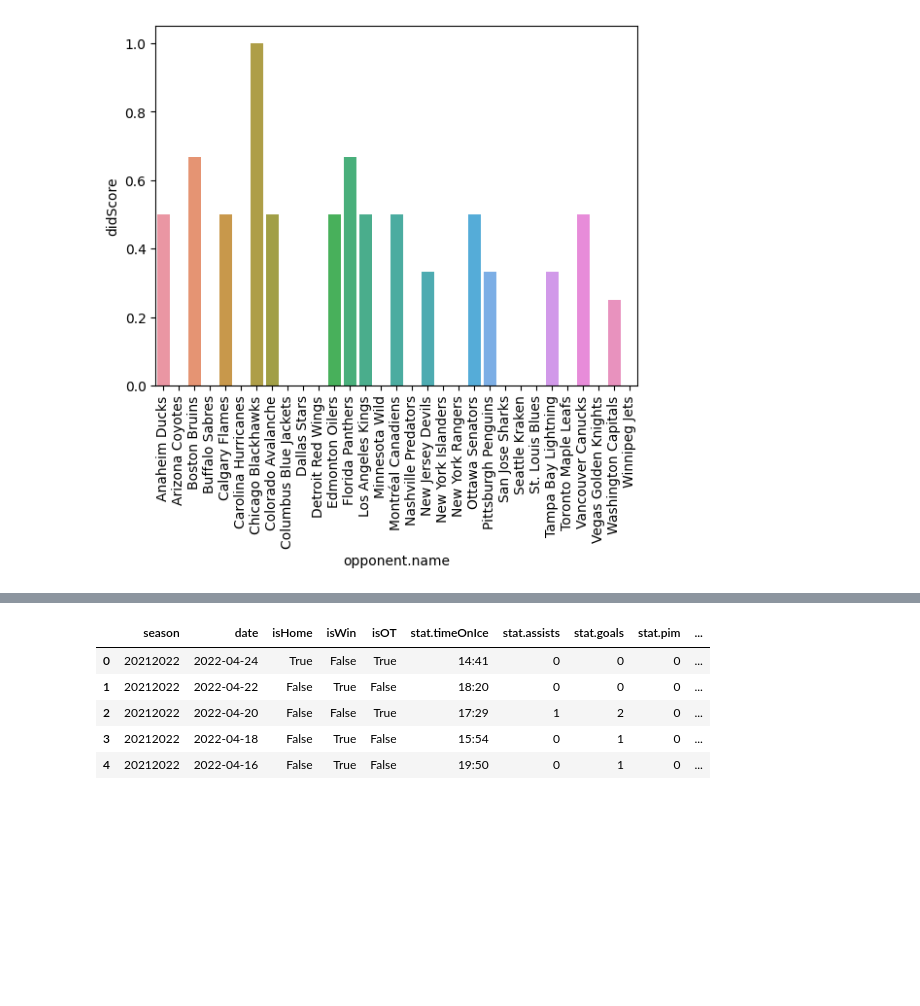
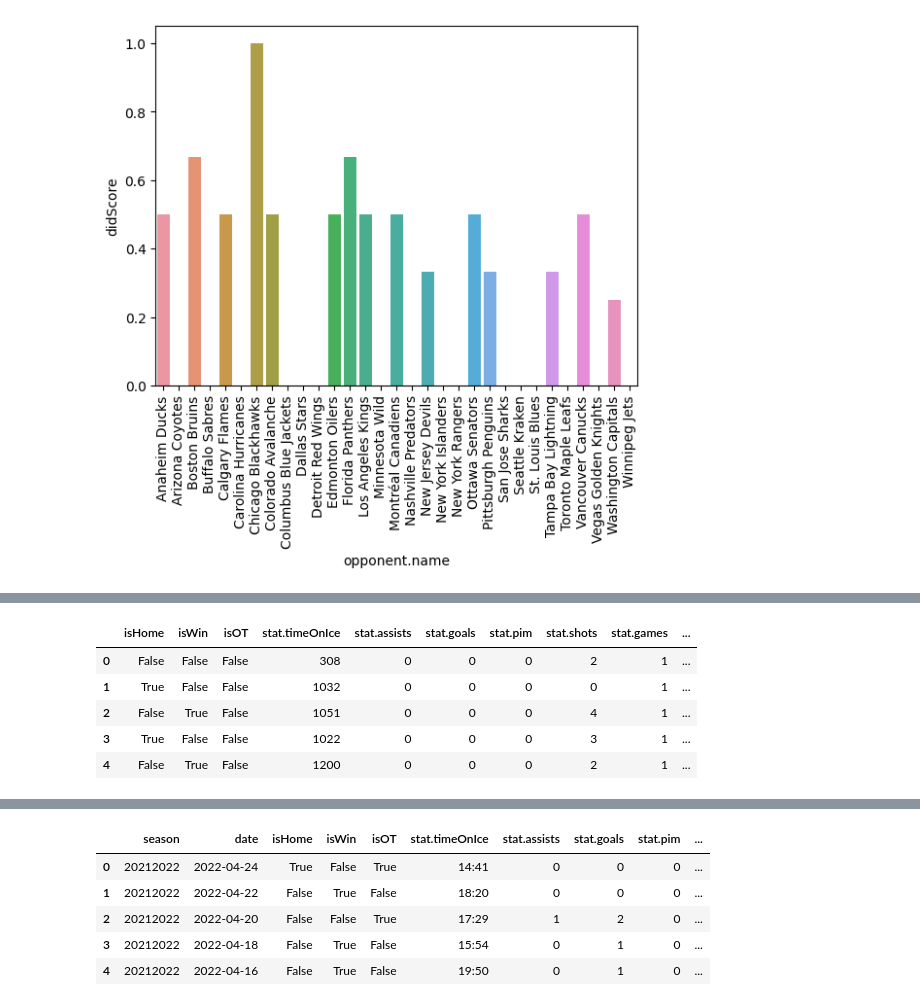
Before and after one commit to ElBennito39/fantasy_hockey_manager, a Jupyter notebook: NHL-data-exploration.ipynb, the cells around one changed output, grey strips where cells are left out. Saved outputs shown, nothing was run; the diff lists cells and outputs as text; code cells hidden in the pictures; blank space fills up the shorter version.

```diff
--- a/NHL-data-exploration.ipynb
+++ b/NHL-data-exploration.ipynb
@@ -416,0 +442,13 @@ plt.show()
+# %%
+#selecting the variables of value for a goal prediction: the "is" columns, the "stat" columns,
+# and "opponent.name" which we will oneHotencode into binary representations
+#
+selected_columns = encoded_df.filter(regex='^(is|stat|opponent.name)')
+selected_columns.head()
+# %% [output]
+|  | isHome | isWin | isOT | stat.timeOnIce | stat.assists | stat.goals | stat.pim | stat.shots | stat.games | ... |
+| 0 | False | False | False | 308 | 0 | 0 | 0 | 2 | 1 | ... |
+| 1 | True | False | False | 1032 | 0 | 0 | 0 | 0 | 1 | ... |
+| 2 | False | True | False | 1051 | 0 | 0 | 0 | 4 | 1 | ... |
+| 3 | True | False | False | 1022 | 0 | 0 | 0 | 3 | 1 | ... |
+| 4 | False | True | False | 1200 | 0 | 0 | 0 | 2 | 1 | ... |
```
Also changed, not shown: parts of 12 cells of this notebook.
